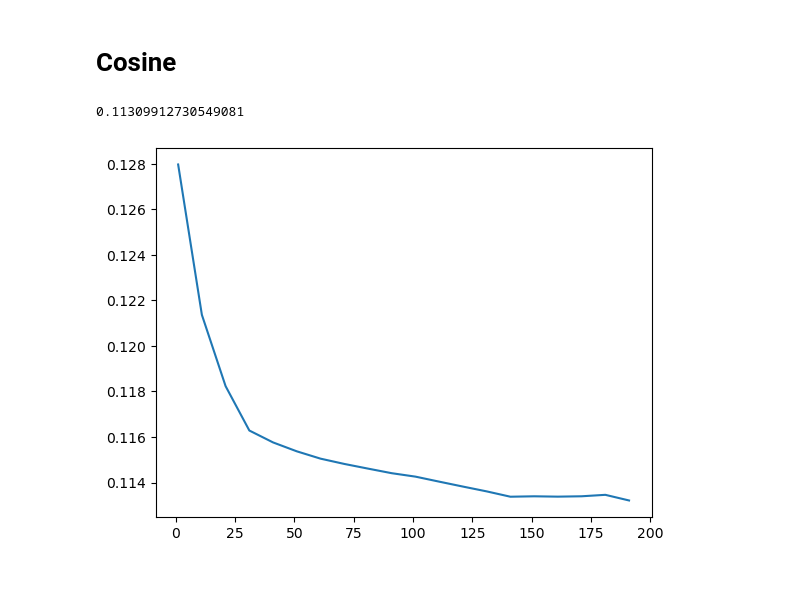
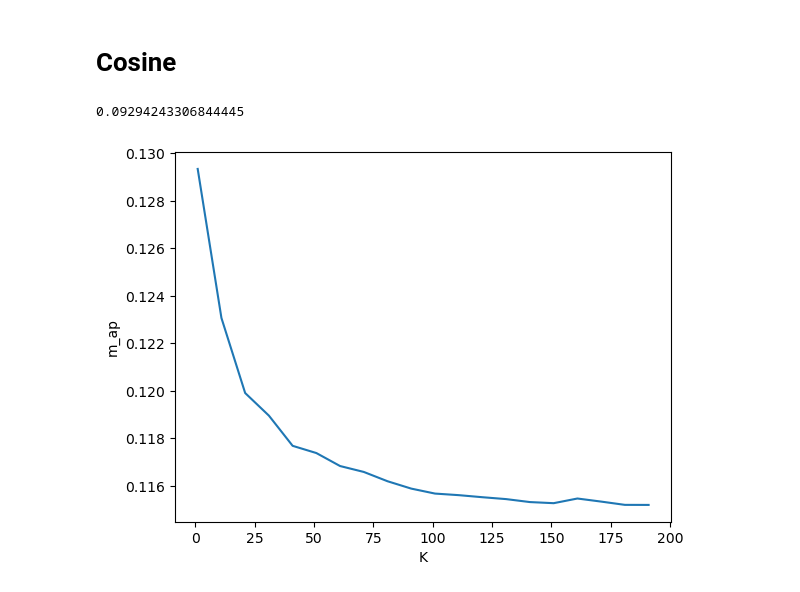
Before and after one commit to iMaanick/ml-project_8_sem, a Jupyter notebook: sandbox/2.2.item-to-item.ipynb, the cells around one changed output. Cells and saved outputs as stored; diff of their text form; code cells hidden in the pictures.

Commit message:
feat: add item-to-item in report

```diff
--- a/sandbox/2.2.item-to-item.ipynb
+++ b/sandbox/2.2.item-to-item.ipynb
@@ -30,7 +30,7 @@ def make_coo_row(transaction_history, product_encoder: ProductEncoder):
 
     for pid in items:
         idx.append(product_encoder.toIdx(pid))
-        values.append(1.0 / n_items)
+        values.append(1.0)
 
     return sp.coo_matrix(
         (np.array(values).astype(np.float32), ([0] * len(idx), idx)), shape=(1, product_encoder.num_products),
@@ -61,7 +61,7 @@ for js in tqdm(valid_data):
     m_ap.append(normalized_average_precision(gt_items, recommended_items, k=30))
 print(np.mean(m_ap))
 # %% [output]
-0.11309912730549081
+0.09294243306844445
 # %%
 K = []
 metr = []
@@ -82,9 +82,11 @@ for i in range(1, 200, 10):
 import matplotlib.pyplot as plt
 # %%
 plt.plot(K, metr)
+plt.xlabel("K")
+plt.ylabel("m_ap")
 plt.show()
 # %% [output]
-[figure, old version]
+[figure, new version]
 # %%
 import pickle
 pickle.dump(model, open("../tmp/i2i/cosine.pkl", "wb"))
```
Also changed, not shown: parts of 1 cell of this notebook, 1 other file.
